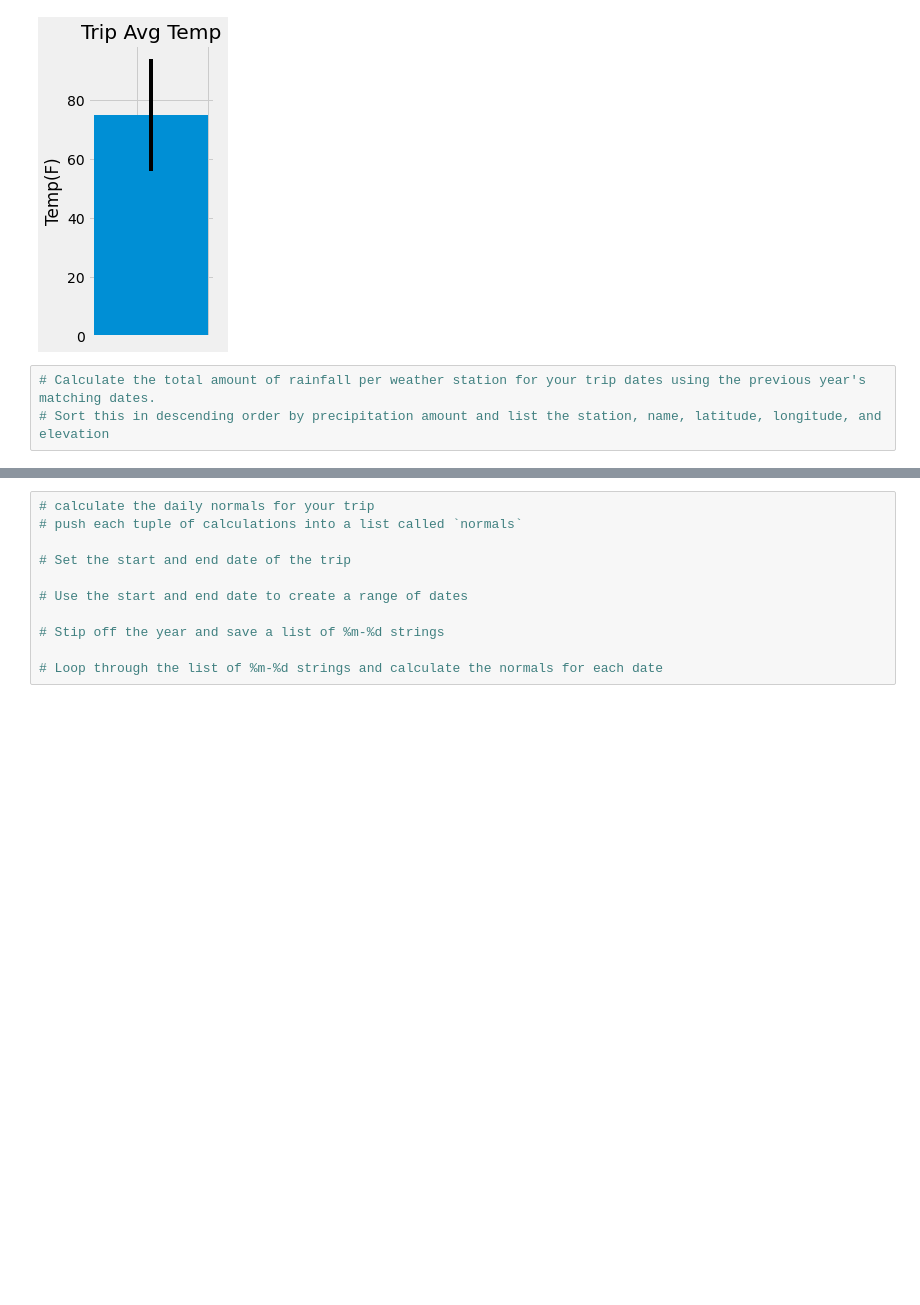
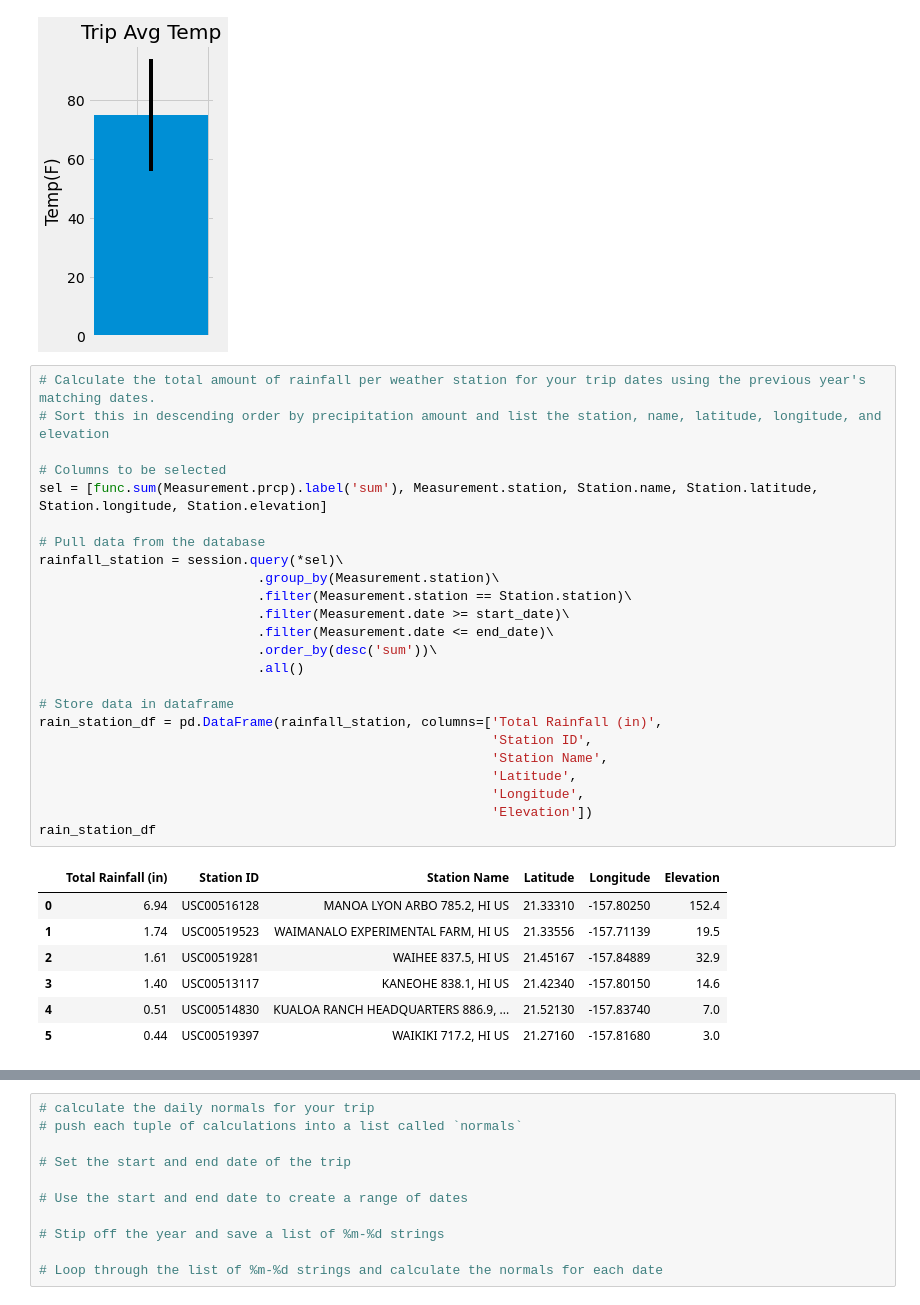
Before and after one commit to rebekahcallkacz/sqlachemy-challenge, a Jupyter notebook: climate_analysis.ipynb, the cells around one changed output, grey strips where cells are left out. Cells and saved outputs as stored; diff of their text form; blank space fills up the shorter version.

Commit message:
calculated total rainfal per weather station for trip dates

```diff
--- a/climate_analysis.ipynb
+++ b/climate_analysis.ipynb
@@ -262,6 +262,35 @@ plt.show()
 # %%
 # Calculate the total amount of rainfall per weather station for your trip dates using the previous year's matching dates.
 # Sort this in descending order by precipitation amount and list the station, name, latitude, longitude, and elevation
+
+# Columns to be selected
+sel = [func.sum(Measurement.prcp).label('sum'), Measurement.station, Station.name, Station.latitude, Station.longitude, Station.elevation]
+
+# Pull data from the database
+rainfall_station = session.query(*sel)\
+                            .group_by(Measurement.station)\
+                            .filter(Measurement.station == Station.station)\
+                            .filter(Measurement.date >= start_date)\
+                            .filter(Measurement.date <= end_date)\
+                            .order_by(desc('sum'))\
+                            .all()
+
+# Store data in dataframe
+rain_station_df = pd.DataFrame(rainfall_station, columns=['Total Rainfall (in)',
+                                                          'Station ID',
+                                                          'Station Name',
+                                                          'Latitude',
+                                                          'Longitude',
+                                                          'Elevation'])
+rain_station_df
+# %% [output]
+|  | Total Rainfall (in) | Station ID | Station Name | Latitude | Longitude | Elevation |
+| 0 | 6.94 | USC00516128 | MANOA LYON ARBO 785.2, HI US | 21.33310 | -157.80250 | 152.4 |
+| 1 | 1.74 | USC00519523 | WAIMANALO EXPERIMENTAL FARM, HI US | 21.33556 | -157.71139 | 19.5 |
+| 2 | 1.61 | USC00519281 | WAIHEE 837.5, HI US | 21.45167 | -157.84889 | 32.9 |
+| 3 | 1.40 | USC00513117 | KANEOHE 838.1, HI US | 21.42340 | -157.80150 | 14.6 |
+| 4 | 0.51 | USC00514830 | KUALOA RANCH HEADQUARTERS 886.9, ... | 21.52130 | -157.83740 | 7.0 |
+| 5 | 0.44 | USC00519397 | WAIKIKI 717.2, HI US | 21.27160 | -157.81680 | 3.0 |
 # %%
 # Create a query that will calculate the daily normals
 # (i.e. the averages for tmin, tmax, and tavg for all historic data matching a specific month and day)
```
Also changed, not shown: parts of 3 cells of this notebook.
